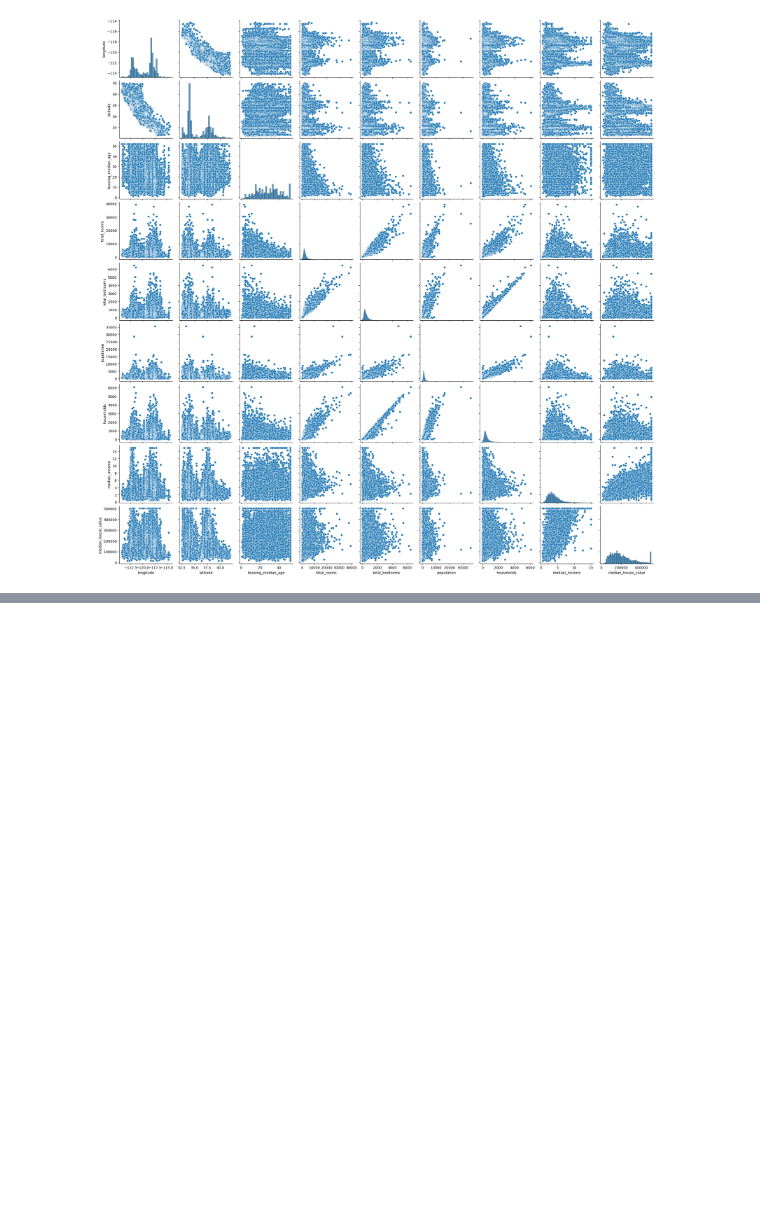
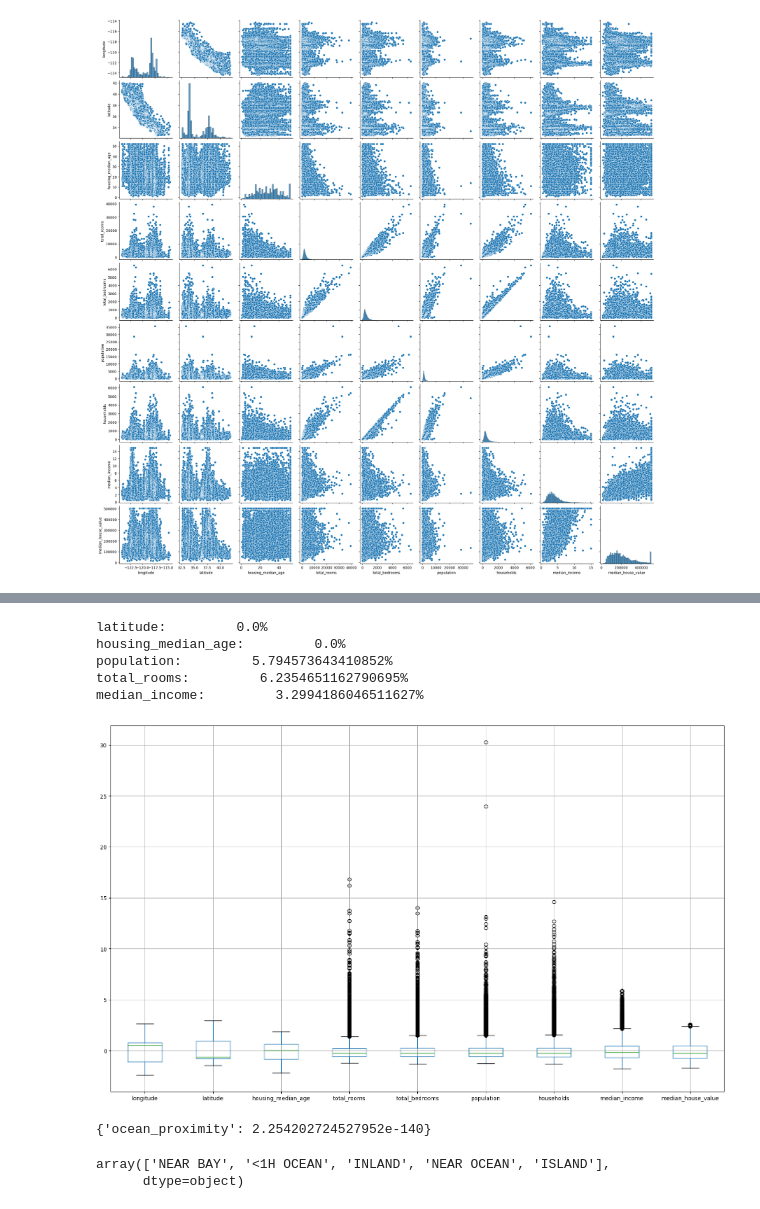
Before and after one commit to srjit/interview-prep, a Jupyter notebook: FIS/analysis/03 Regression.ipynb, the cells around one changed output, grey strips where cells are left out. Drawn from its saved outputs; the diff is of its cells as text; code cells hidden in the pictures; blank space fills up the shorter version.

```diff
--- a/FIS/analysis/04 Regression.ipynb
+++ b/FIS/analysis/03 Regression.ipynb
@@ -78,3 +78,55 @@ corr
 num_features = ["latitude", "housing_median_age", "population", "total_rooms", "median_income"]
 target = "median_house_value"
 cat_features = list(df.select_dtypes(include="object").columns)
+# %%
+# Percentage of outliers : Numeric Features
+
+
+for col in num_features:
+
+    Q1 = df[col].quantile(0.25)
+    Q3 = df[col].quantile(0.75)
+
+    IQR = (Q3 - Q1)
+
+    lower_bound = Q1 - (1.5 * IQR)
+    upper_bound = Q3 + (1.5 * IQR)
+
+    print(f"{col}: \
+        {len(df[(df[col] < lower_bound) | (df[col] > upper_bound)]) * 100 / len(df)}%")
+# %% [output]
+latitude:         0.0%
+housing_median_age:         0.0%
+population:         5.794573643410852%
+total_rooms:         6.2354651162790695%
+median_income:         3.2994186046511627%
+# %%
+df_num_std = (df[num_cols] - df[num_cols].mean())/df[num_cols].std()
+
+df_num_std.boxplot(figsize=(20, 12))
+plt.show()
+# %% [output]
+[figure, added]
+# %%
+## Categorical Columns
+
+from scipy.stats import chi2_contingency
+
+chi2_p = {}
+
+for col in cat_features:
+
+    contingency = pd.crosstab(df[col],
+                              df[target])
+
+    _, p, _, _ = chi2_contingency(contingency)
+    chi2_p[col] = p
+
+chi2_p
+# %% [output]
+{'ocean_proximity': 2.254202724527952e-140}
+# %%
+df["ocean_proximity"].unique()
+# %% [output]
+array(['NEAR BAY', '<1H OCEAN', 'INLAND', 'NEAR OCEAN', 'ISLAND'],
+      dtype=object)
```
Also changed, not shown: parts of 9 cells of this notebook, 8 other files.
